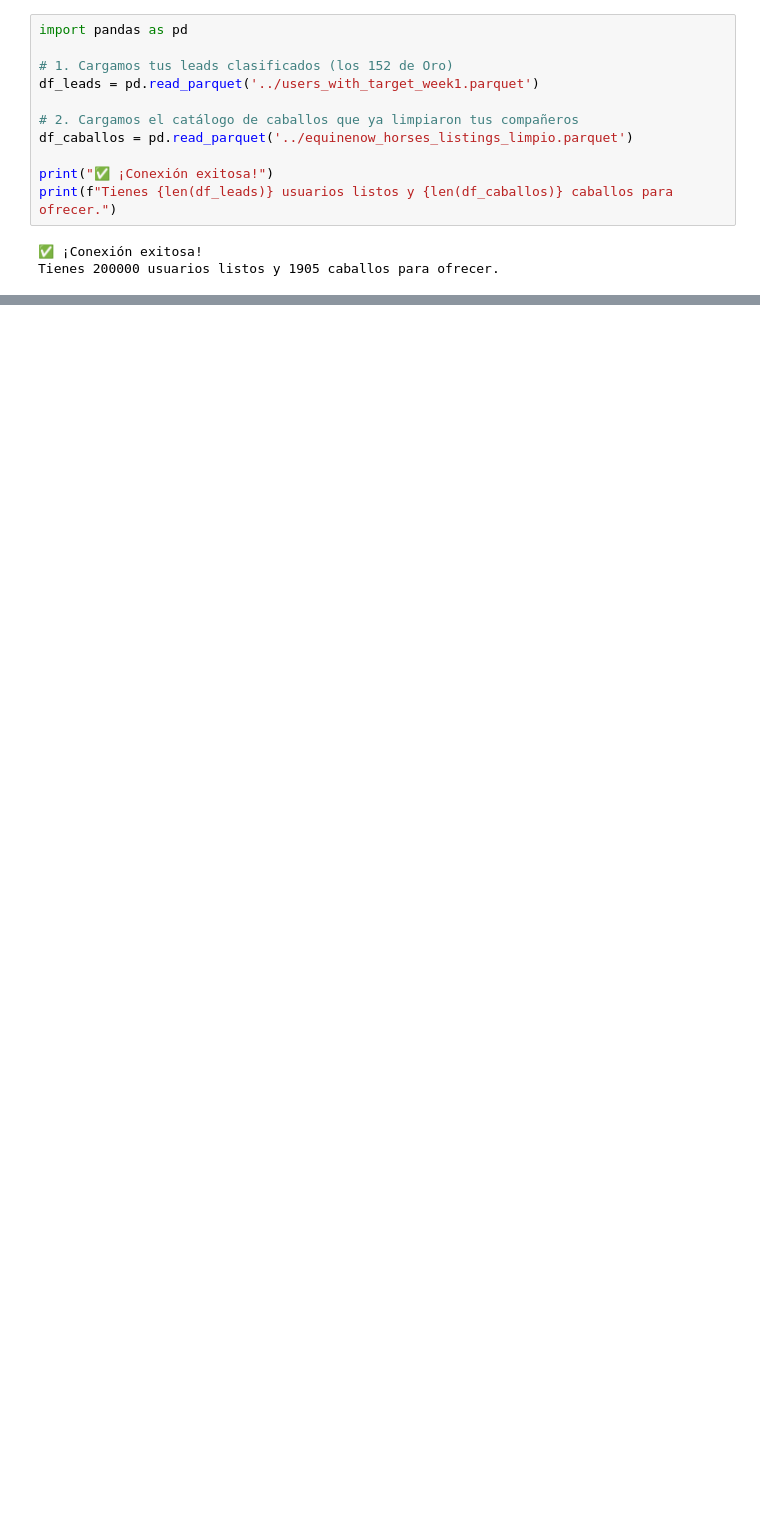
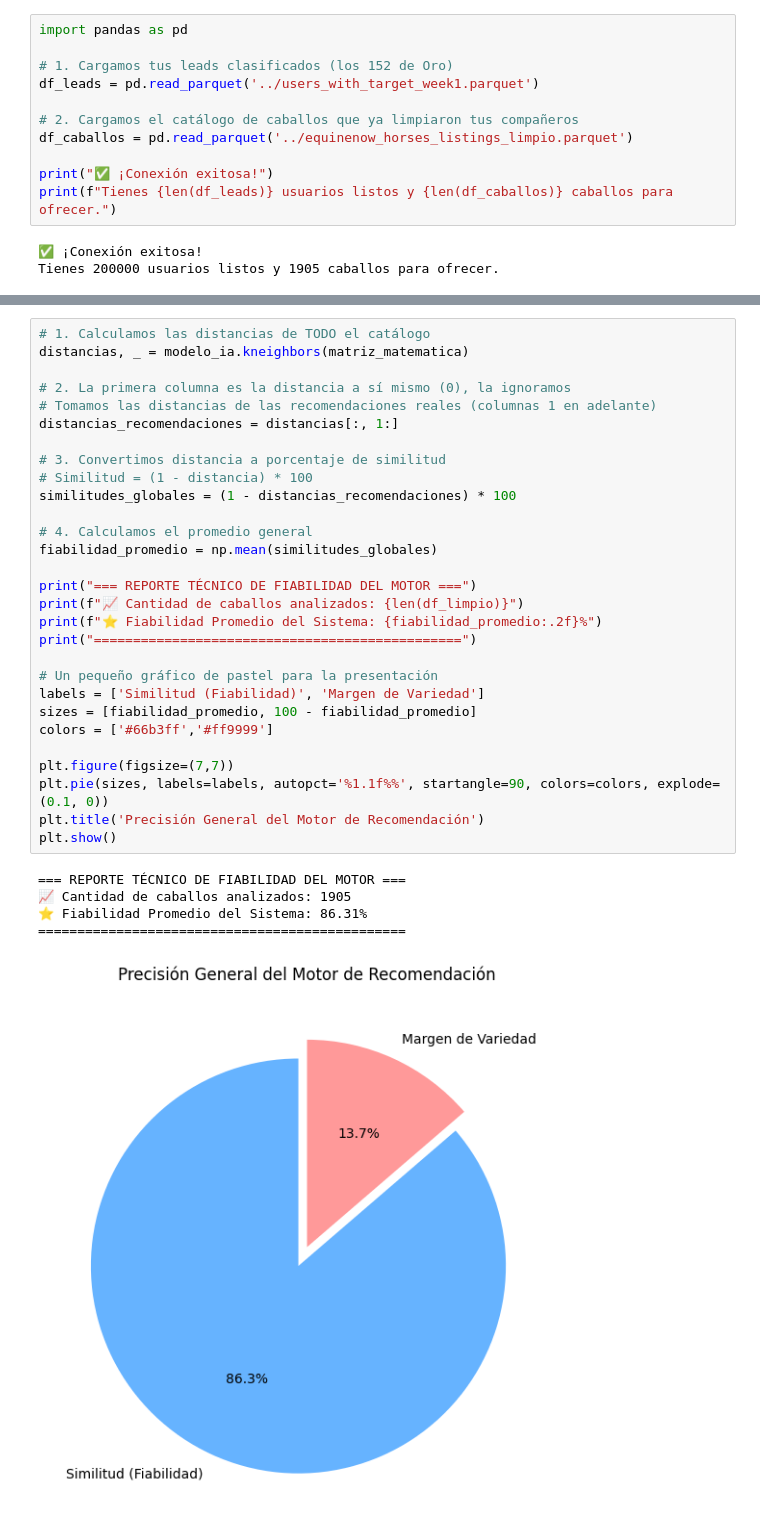
Before and after one commit to No-Country-simulation/S02-26-E45-Data_Science_EquineLead, a Jupyter notebook: notebooks/03_Motor_Recomendacion.ipynb, the cells around one changed output, grey strips where cells are left out. Cells and saved outputs as stored; diff of their text form; blank space fills up the shorter version.

```diff
--- a/notebooks/03_Motor_Recomendacion.ipynb
+++ b/notebooks/03_Motor_Recomendacion.ipynb
@@ -81,0 +246,35 @@ memory usage: 721.3 KB
+# %%
+# 1. Calculamos las distancias de TODO el catálogo
+distancias, _ = modelo_ia.kneighbors(matriz_matematica)
+
+# 2. La primera columna es la distancia a sí mismo (0), la ignoramos
+# Tomamos las distancias de las recomendaciones reales (columnas 1 en adelante)
+distancias_recomendaciones = distancias[:, 1:]
+
+# 3. Convertimos distancia a porcentaje de similitud
+# Similitud = (1 - distancia) * 100
+similitudes_globales = (1 - distancias_recomendaciones) * 100
+
+# 4. Calculamos el promedio general
+fiabilidad_promedio = np.mean(similitudes_globales)
+
+print("=== REPORTE TÉCNICO DE FIABILIDAD DEL MOTOR ===")
+print(f"📈 Cantidad de caballos analizados: {len(df_limpio)}")
+print(f"⭐ Fiabilidad Promedio del Sistema: {fiabilidad_promedio:.2f}%")
+print("===============================================")
+
+# Un pequeño gráfico de pastel para la presentación
+labels = ['Similitud (Fiabilidad)', 'Margen de Variedad']
+sizes = [fiabilidad_promedio, 100 - fiabilidad_promedio]
+colors = ['#66b3ff','#ff9999']
+
+plt.figure(figsize=(7,7))
+plt.pie(sizes, labels=labels, autopct='%1.1f%%', startangle=90, colors=colors, explode=(0.1, 0))
+plt.title('Precisión General del Motor de Recomendación')
+plt.show()
+# %% [output]
+=== REPORTE TÉCNICO DE FIABILIDAD DEL MOTOR ===
+📈 Cantidad de caballos analizados: 1905
+⭐ Fiabilidad Promedio del Sistema: 86.31%
+===============================================
+[figure, added]
```
Also changed, not shown: parts of 21 cells of this notebook, 4 other files.
